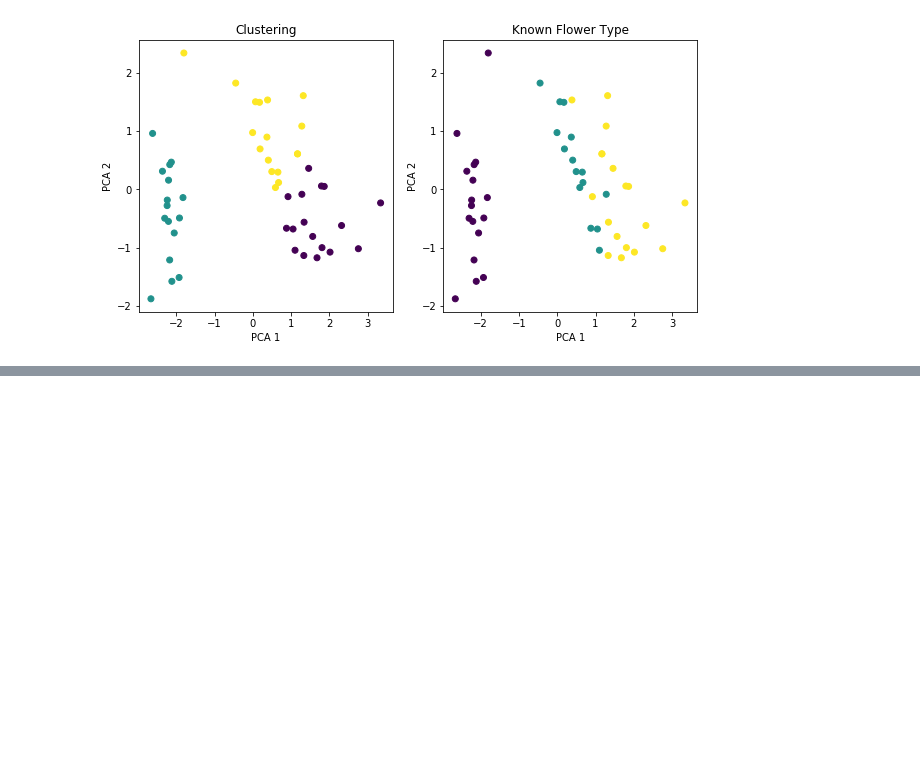
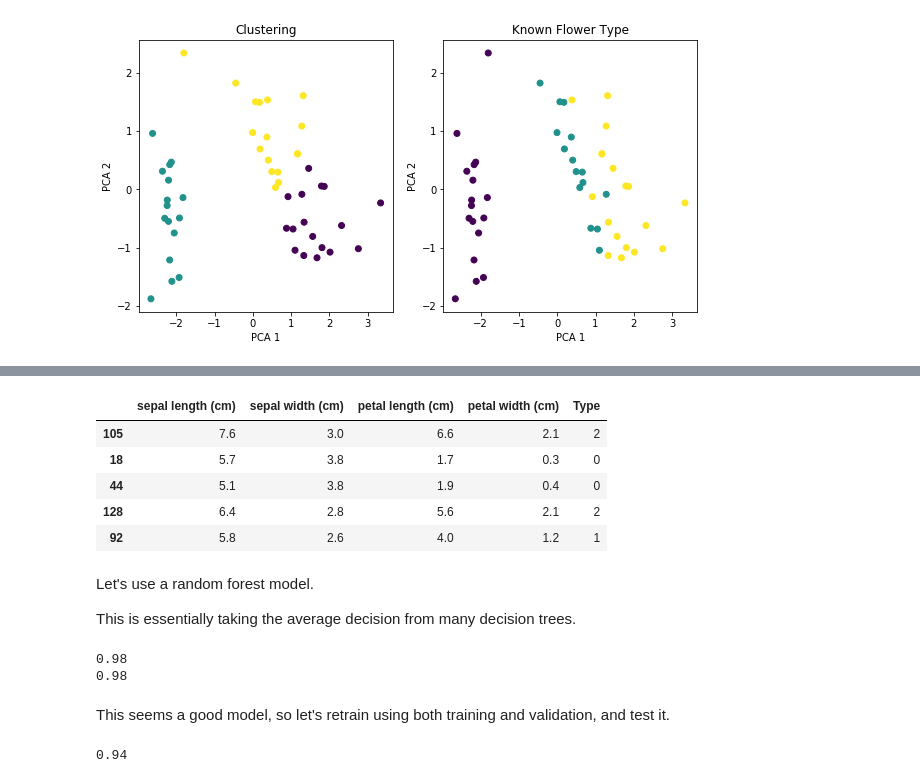
Before and after one commit to rebecca-mackenzie/intro_ml, a Jupyter notebook: Presentation.ipynb, the cells around one changed output, grey strips where cells are left out. Saved outputs shown, nothing was run; the diff lists cells and outputs as text; code cells hidden in the pictures; blank space fills up the shorter version.

```diff
--- a/Presentation.ipynb
+++ b/Presentation.ipynb
@@ -326,0 +354,13 @@ plt.show()
+# %%
+train.head()
+# %% [output]
+|  | sepal length (cm) | sepal width (cm) | petal length (cm) | petal width (cm) | Type |
+| 105 | 7.6 | 3.0 | 6.6 | 2.1 | 2 |
+| 18 | 5.7 | 3.8 | 1.7 | 0.3 | 0 |
+| 44 | 5.1 | 3.8 | 1.9 | 0.4 | 0 |
+| 128 | 6.4 | 2.8 | 5.6 | 2.1 | 2 |
+| 92 | 5.8 | 2.6 | 4.0 | 1.2 | 1 |
+# %% [markdown]
+Let's use a random forest model.
+
+This is essentially taking the average decision from many decision trees.
@@ -326,0 +372,32 @@ plt.show()
+# %%
+from sklearn.metrics import accuracy_score
+
+#train the model
+class_model.fit(scaled_features, train["Type"])
+
+#get some predictions
+train_predictions = class_model.predict(scaled_features)
+val_predictions = class_model.predict(scaled_val_features)
+
+#look at the performance
+print(accuracy_score(train["Type"],train_predictions))
+print(accuracy_score(val["Type"],val_predictions))
+# %% [output]
+0.98
+0.98
+# %% [markdown]
+This seems a good model, so let's retrain using both training and validation, and test it.
+# %%
+import numpy as np
+
+#fit the model using training AND validation
+class_model.fit(np.concatenate([scaled_features,scaled_val_features]),
+                np.concatenate([train["Type"].values,val["Type"].values]))
+
+#get predictions for test data
+test_predictions = class_model.predict(scaled_test_features)
+
+#get the performance for test data
+print(accuracy_score(test["Type"],test_predictions))
+# %% [output]
+0.94
```
Also changed, not shown: parts of 7 cells of this notebook.
